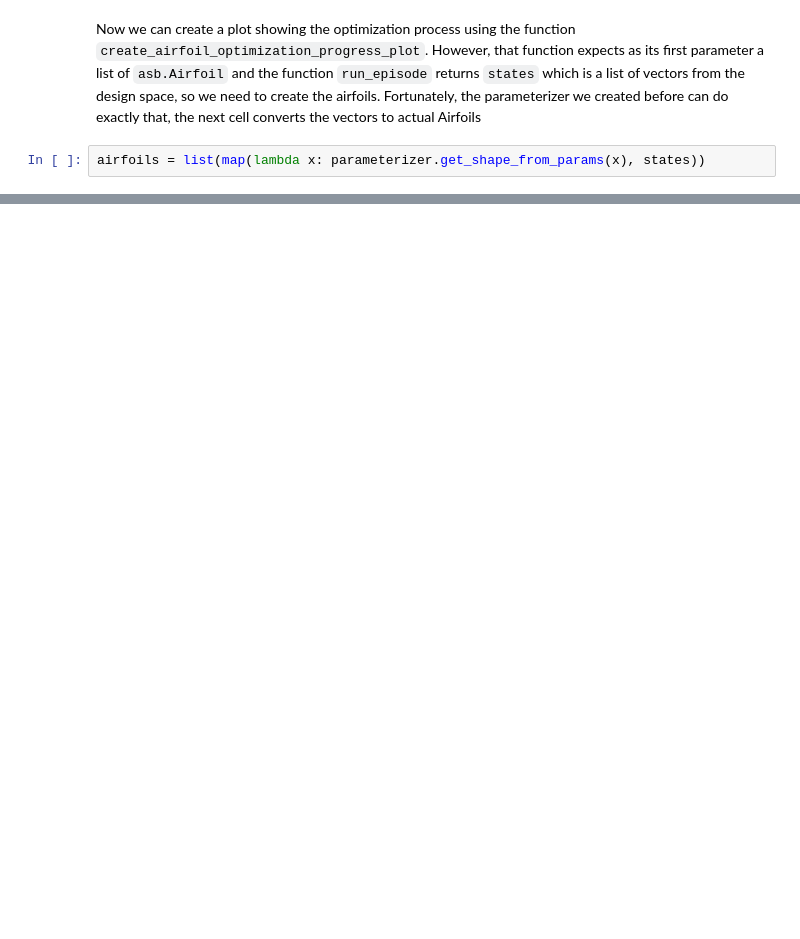
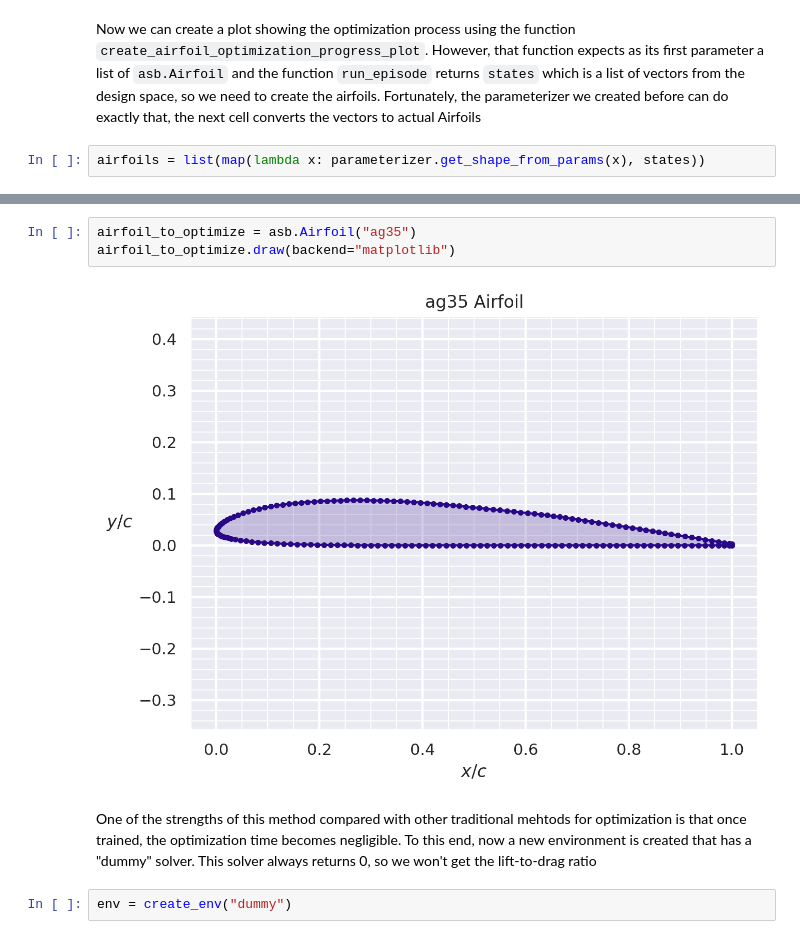
Before and after one commit to ArnauMiro/pyLowOrder, a Jupyter notebook: docs/source/notebook_examples/example_RL.ipynb, the cells around one changed output, grey strips where cells are left out. Cells and saved outputs as stored; diff of their text form; blank space fills up the shorter version.

```diff
--- a/docs/source/notebook_examples/example_RL.ipynb
+++ b/docs/source/notebook_examples/example_RL.ipynb
@@ -157,0 +212,9 @@ create_airfoil_optimization_progress_plot(
+# %%
+airfoil_to_optimize = asb.Airfoil("ag35")
+airfoil_to_optimize.draw(backend="matplotlib")
+# %% [output]
+[figure, added]
+# %% [markdown]
+One of the strengths of this method compared with other traditional mehtods for optimization is that once trained, the optimization time becomes negligible. To this end, now a new environment is created that has a "dummy" solver. This solver always returns 0, so we won't get the lift-to-drag ratio
+# %%
+env = create_env("dummy")
```
Also changed, not shown: parts of 20 cells of this notebook.
